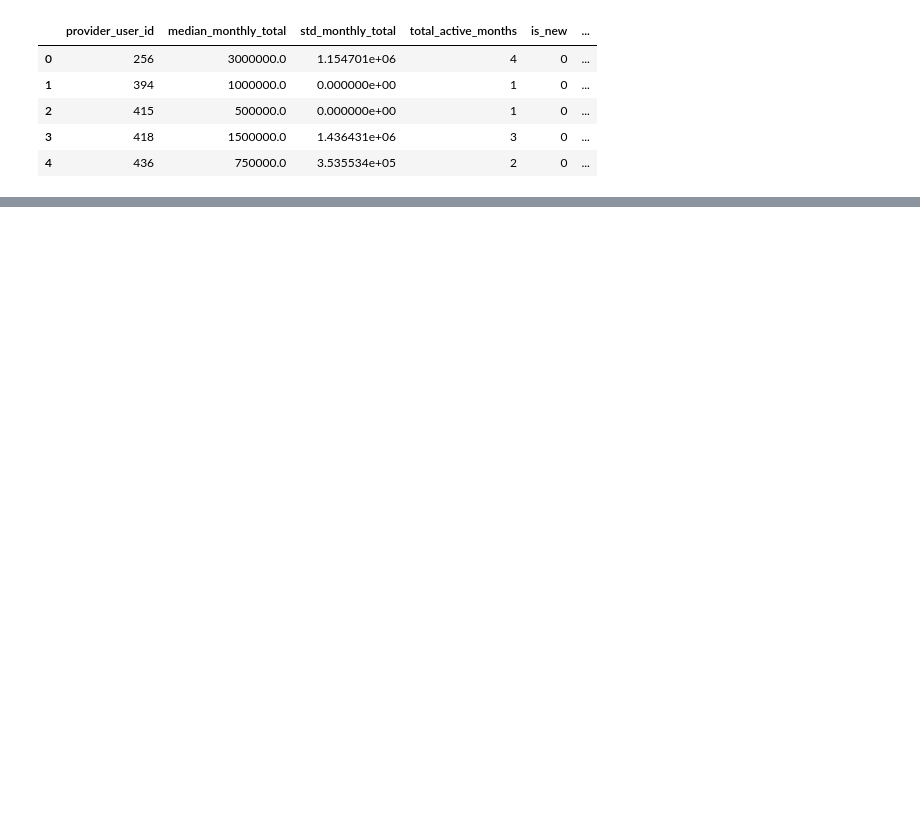
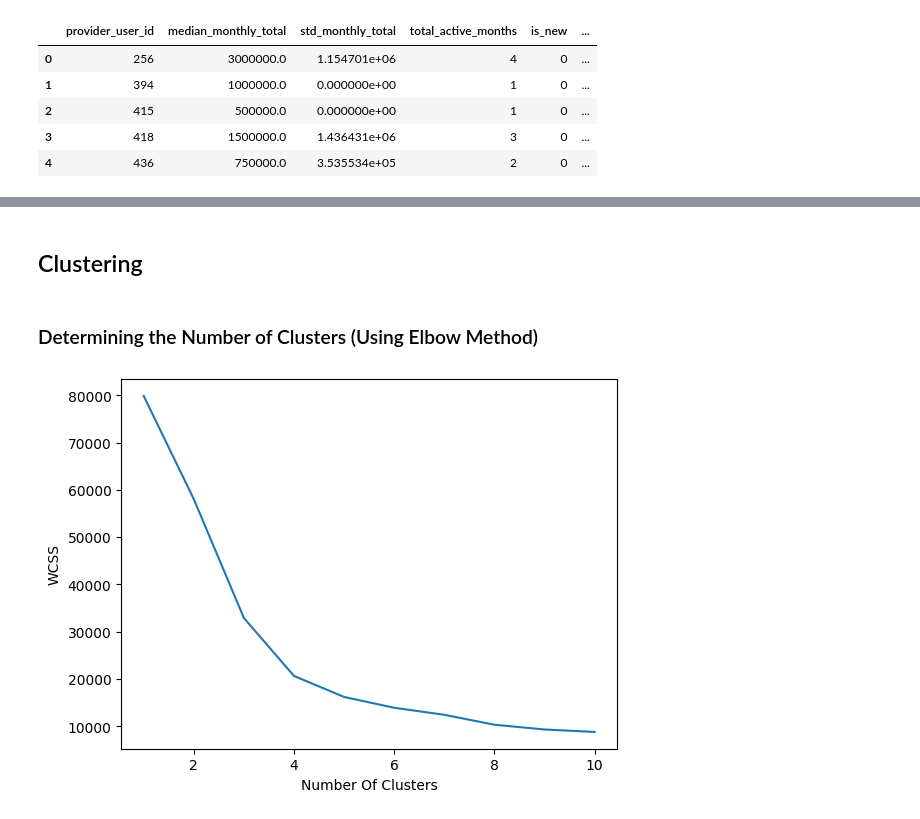
Before and after one commit to MaryamAhmadinejad/khedmatazma-providers-clustering, a Jupyter notebook: main.ipynb, the cells around one changed output, grey strips where cells are left out. Drawn from its saved outputs; the diff is of its cells as text; code cells hidden in the pictures; blank space fills up the shorter version.

Commit message:
feature-engineering and clustering

```diff
--- a/main.ipynb
+++ b/main.ipynb
@@ -104,6 +118,7 @@ aggregated['is_new'] = ((aggregated['total_active_months'] == 1) & (aggregated['
 aggregated['is_active_now'] = (aggregated['latest_month_user'] == latest_month).astype(int)
 
 providers = aggregated[['provider_user_id', 'median_monthly_total', 'std_monthly_total', 'total_active_months', 'is_new', 'is_active_now']]
+features = providers[['median_monthly_total', 'std_monthly_total', 'total_active_months', 'is_new', 'is_active_now']]
 
 providers.head()
 # %% [output]
@@ -115,0 +135,6 @@ providers.head()
+# %%
+standard = StandardScaler()
+scaled_features = standard.fit_transform(features)
+scaled_features_df = pd.DataFrame(scaled_features, index=features.index, columns=features.columns)
+
+scaled_features_df.head()
@@ -115,0 +148,17 @@ providers.head()
+# %% [markdown]
+## Clustering
+# %% [markdown]
+### Determining the Number of Clusters (Using Elbow Method)
+# %%
+wcss = []
+for i in range(1, 11):
+    km = KMeans(n_clusters=i)
+    km.fit(scaled_features_df)
+    wcss.append(km.inertia_)
+
+plt.plot(range(1, 11), wcss)
+plt.xlabel('Number Of Clusters')
+plt.ylabel('WCSS')
+plt.show()
+# %% [output]
+[figure, added]
```
Also changed, not shown: parts of 21 cells of this notebook.
